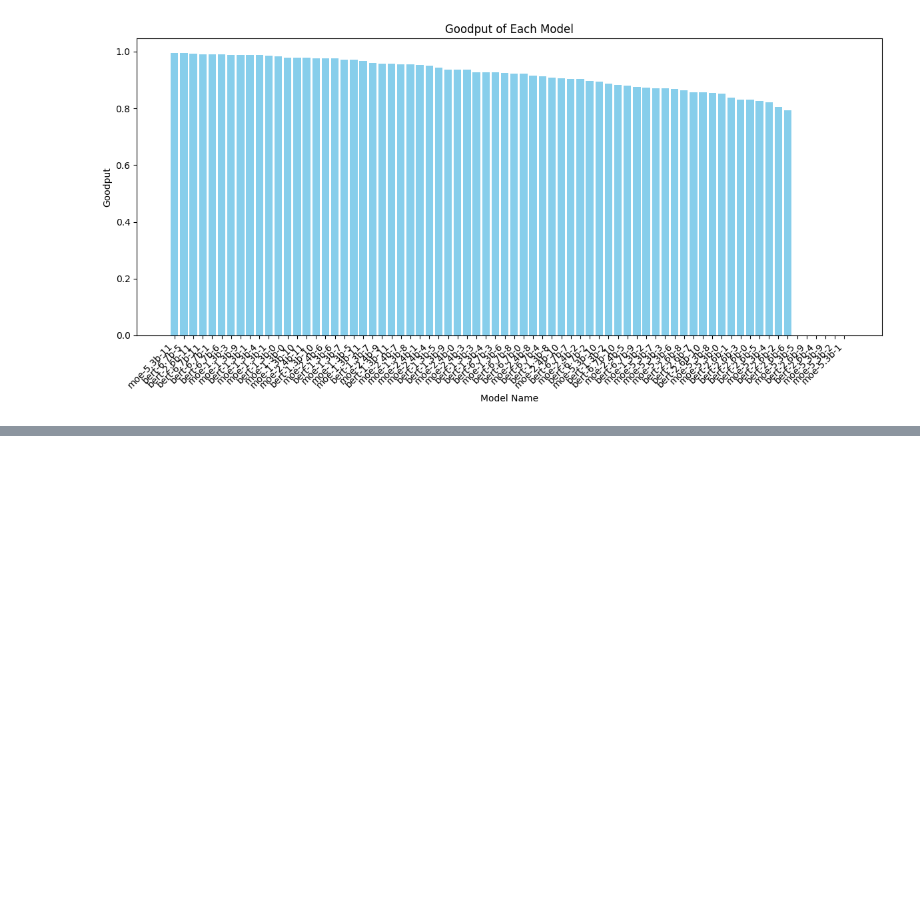
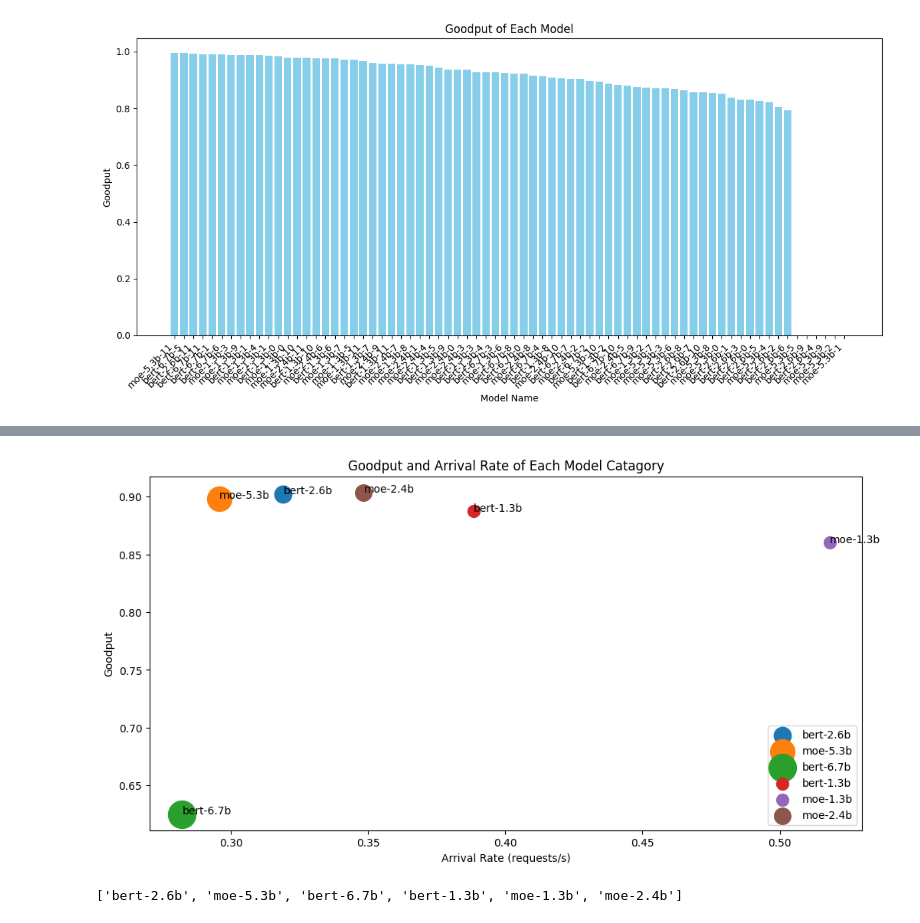
Before and after one commit to KevinCheung2259/mms, a Jupyter notebook: my-test/cluster_gpu_usage.ipynb, the cells around one changed output, grey strips where cells are left out. Cells and saved outputs as stored; diff of their text form; code cells hidden in the pictures; blank space fills up the shorter version.

```diff
--- a/my-test/cluster_gpu_usage.ipynb
+++ b/my-test/cluster_gpu_usage.ipynb
@@ -213 +352,46 @@ plt.close()
 [figure]
+# %%
+# 列出所有的模型名字
+model_names = list(mixed_single_model_dict.keys())
+# 在第二个"-"截断
+model_names = ['-'.join(mn.split('-')[:2]) for mn in model_names]
+unique_model_catagory = list(set(model_names))
+# 提取每个模型名字里的数字为模型大小
+model_sizes = {}
+for model_name in unique_model_catagory:
+    model_sizes[model_name] = float(model_name.split('-')[-1][:-1])
+
+# 统计每个类别的模型数量、goodput、arrival_rate
+model_catagory_count = {}
+model_catagory_goodput = {}
+model_catagory_arrival_rate = {}
+for model_catagory in unique_model_catagory:
+    model_catagory_count[model_catagory] = model_names.count(model_catagory)
+    model_catagory_goodput[model_catagory] = 0
+    model_catagory_arrival_rate[model_catagory] = 0
+for model_name in mixed_single_model_dict:
+    model_catagory = '-'.join(model_name.split('-')[:2])
+    model_catagory_goodput[model_catagory] += float(mixed_single_model_dict[model_name]["goodput"])
+    model_catagory_arrival_rate[model_catagory] += int(mixed_single_model_dict[model_name]["num_requests"]) / 3600
+
+# 计算每个类别的goodput和arrival_rate
+for model_catagory in unique_model_catagory:
+    model_catagory_goodput[model_catagory] /= model_catagory_count[model_catagory]
+    model_catagory_arrival_rate[model_catagory] /= model_catagory_count[model_catagory]
+
+# 创建散点图,每个点旁边标明模型类别
+plt.figure(figsize=(12, 6))
+for model_catagory in unique_model_catagory:
+    plt.scatter(model_catagory_arrival_rate[model_catagory], model_catagory_goodput[model_catagory], label=model_catagory, s=model_sizes[model_catagory] * 100)
+    plt.text(model_catagory_arrival_rate[model_catagory], model_catagory_goodput[model_catagory], model_catagory)
+plt.xlabel('Arrival Rate (requests/s)')
+plt.ylabel('Goodput')
+plt.title('Goodput and Arrival Rate of Each Model Catagory')
+plt.legend()
+plt.show()
+# %% [output]
+[figure, added]
+# %%
+unique_model_catagory
+# %% [output]
+['bert-2.6b', 'moe-5.3b', 'bert-6.7b', 'bert-1.3b', 'moe-1.3b', 'moe-2.4b']
```
Also changed, not shown: parts of 10 cells of this notebook, 24 other files.
